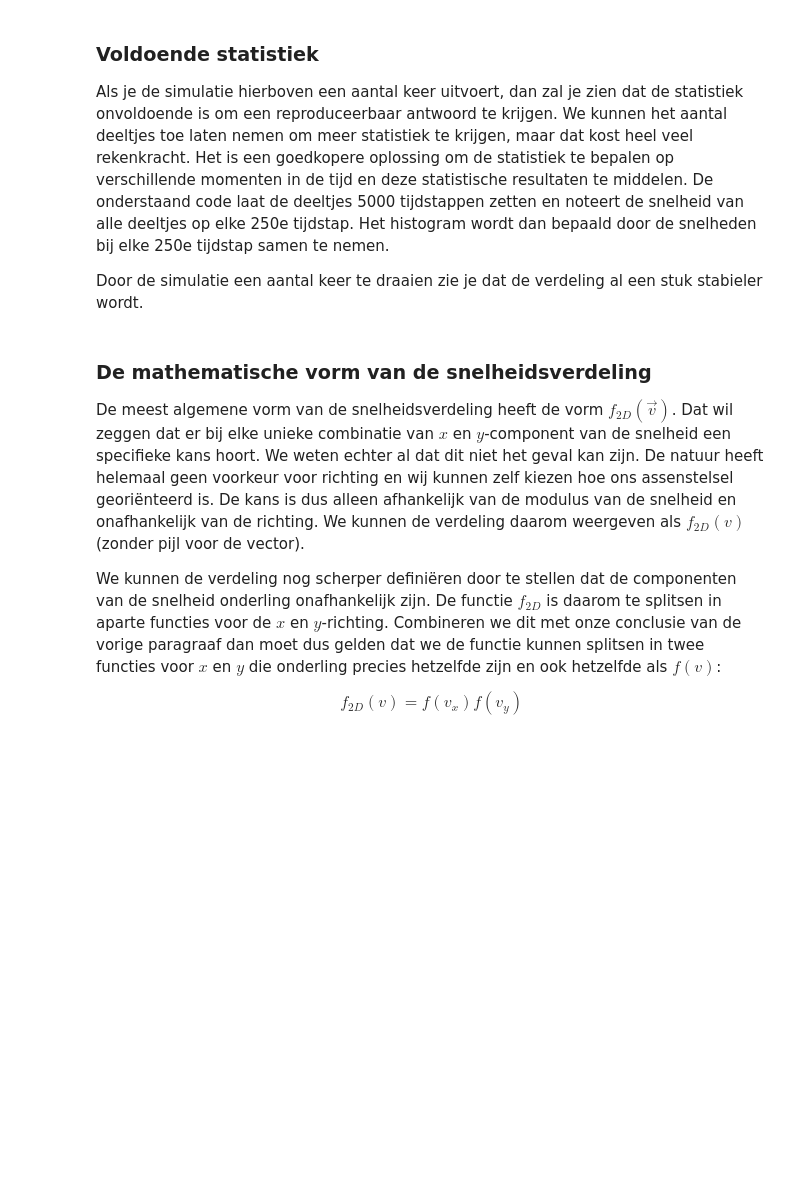
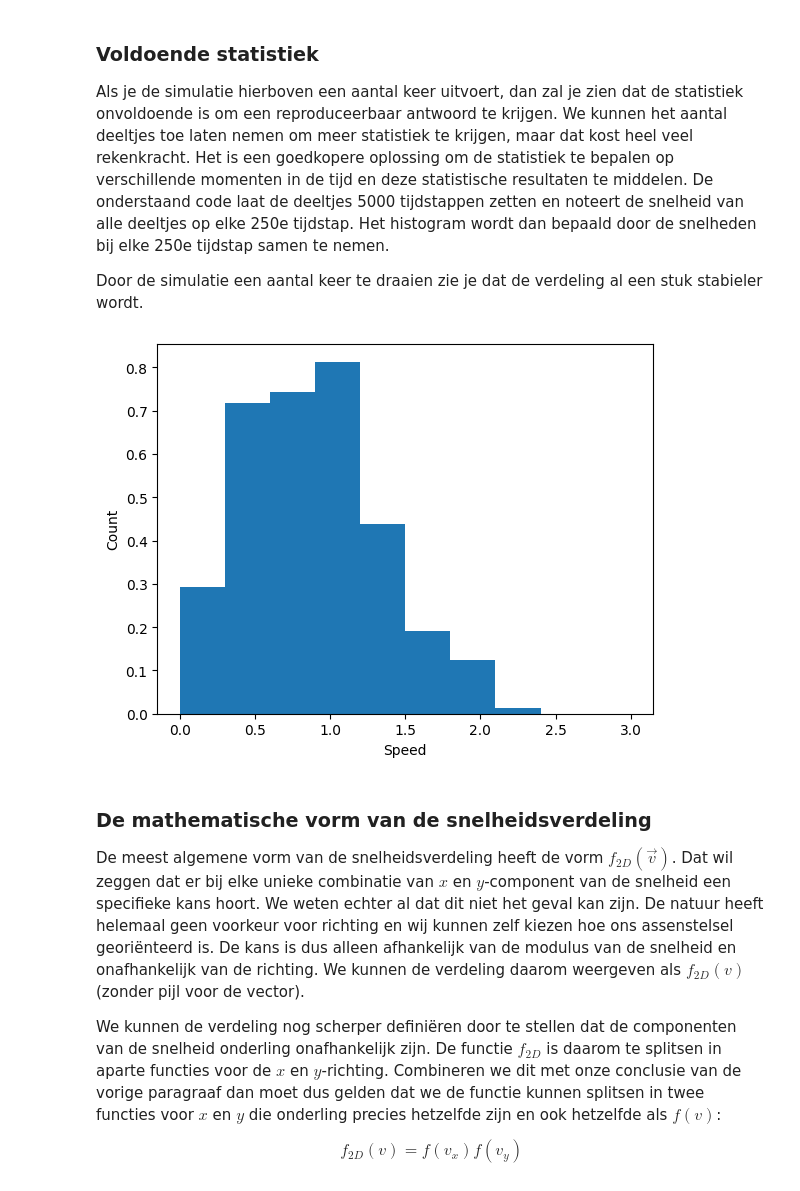
Before and after one commit to Ernesto-delft/Floris-Ernesto, a Jupyter notebook: Content/PySim/6_boltzmann.ipynb, the cells around one changed output. Cells and saved outputs as stored; diff of their text form; code cells hidden in the pictures; blank space fills up the shorter version.

```diff
--- a/Content/PySim/6_boltzmann.ipynb
+++ b/Content/PySim/6_boltzmann.ipynb
@@ -282,24 +284,26 @@ Door de simulatie een aantal keer te draaien zie je dat de verdeling al een stuk
 # %%
 particles = []
 num_bins = 10
 tot_counts = np.zeros(num_bins, dtype=float)
 
 plt.figure()
 plt.xlabel('Speed')
 plt.ylabel('Count')
 
-create_uniform_particles(particles)
+create_particles_vertical(particles)
 
 for i in range(5000):
     take_time_step(particles)
     if i % 250 == 0:
         speeds = [np.linalg.norm(p.v) for p in particles]
         partial_counts, bins = np.histogram(speeds, bins=num_bins, density='True', range=[0,3*V_0])
         tot_counts += partial_counts
 
 norm_counts = tot_counts / 20
 plt.stairs(norm_counts, bins, fill='True')
 plt.show()
+# %% [output]
+[figure, added]
 # %% [markdown]
 ### De mathematische vorm van de snelheidsverdeling
 
```
Also changed, not shown: parts of 7 cells of this notebook.
